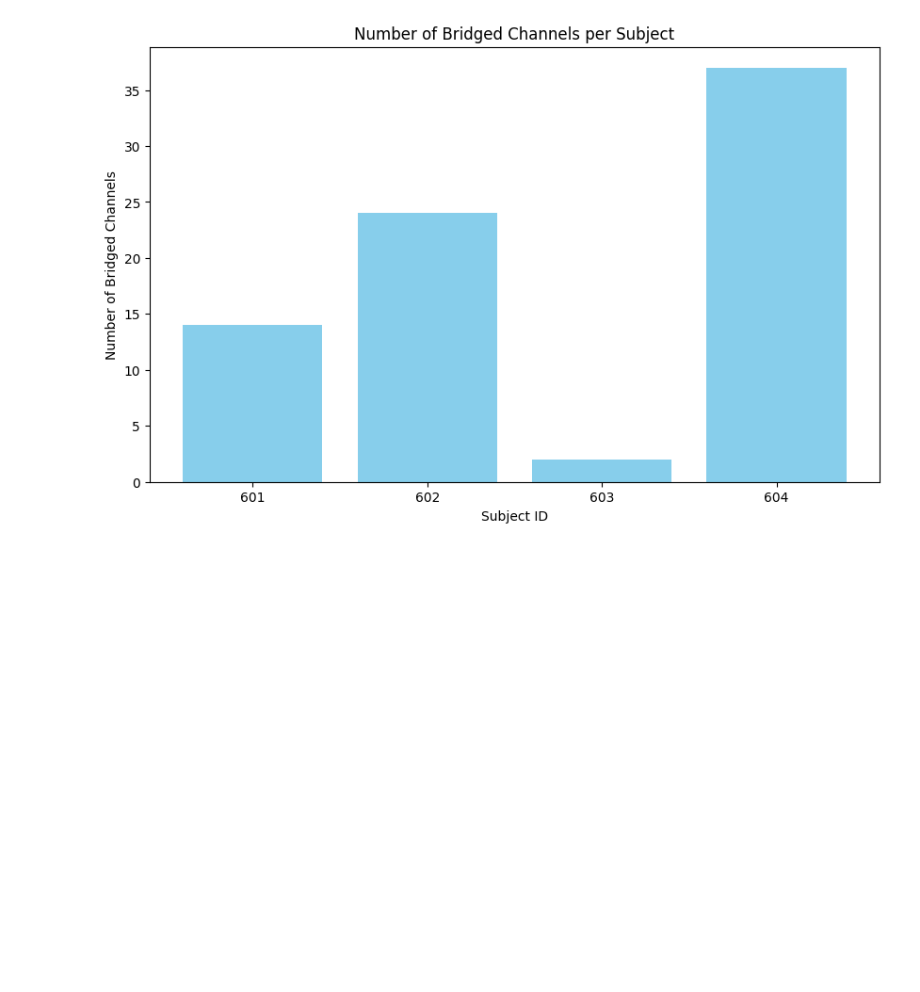
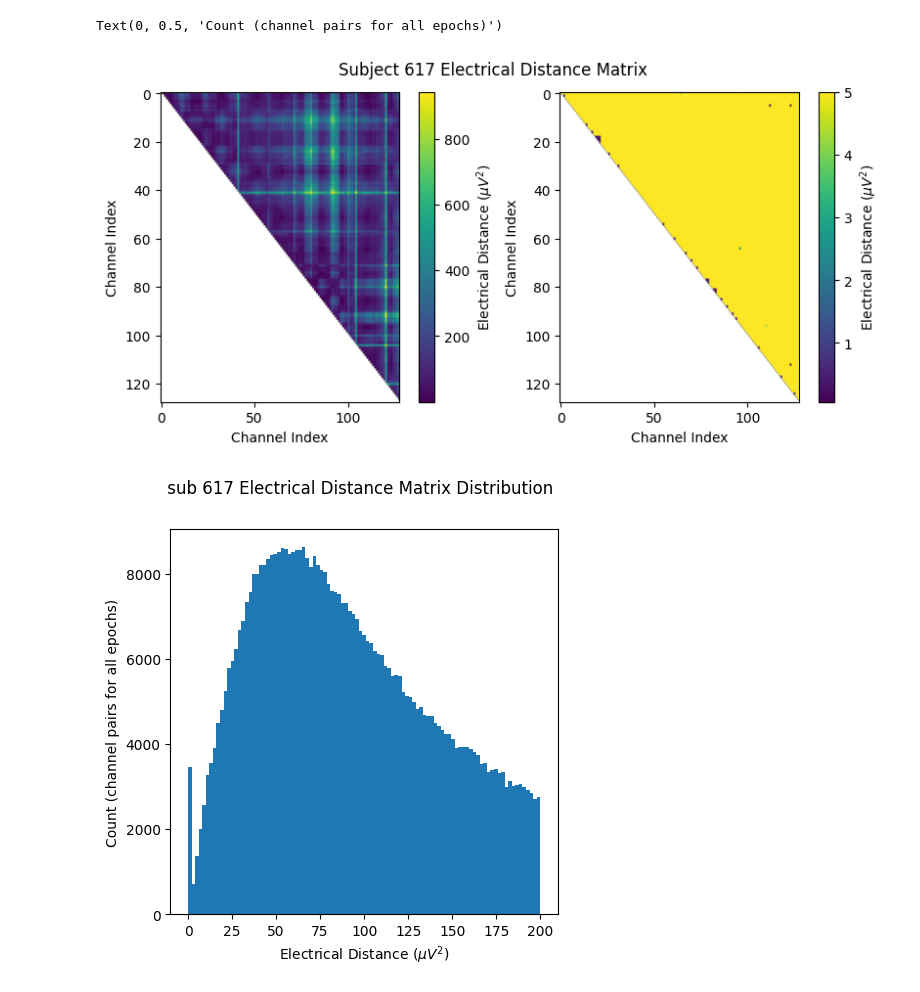
Before and after one commit to MohammadMMK/EEG-analysis-pipeline, a Jupyter notebook: notebooks/bridged_channel.ipynb, the cells around one changed output. Cells and saved outputs as stored; diff of their text form; code cells hidden in the pictures; blank space fills up the shorter version.

```diff
--- a/notebooks/bridged_channel.ipynb
+++ b/notebooks/bridged_channel.ipynb
@@ -255,15 +112,0 @@ plt.show()
-# %%
-# Extract the number of bridged channels for each subject
-subject_ids = list(bridged_channels_dict.keys())
-num_bridged_channels = [len(bridged_channels_dict[id]["bridged_ch_names"]) for id in subject_ids]
-
-# Plot the number of bridged channels
-plt.figure(figsize=(10, 6))
-plt.bar(subject_ids, num_bridged_channels, color='skyblue')
-plt.xlabel('Subject ID')
-plt.ylabel('Number of Bridged Channels')
-plt.title('Number of Bridged Channels per Subject')
-plt.xticks(subject_ids)
-plt.show()
-# %% [output]
-[figure, removed]
@@ -269,0 +208,36 @@ plt.show()
+# %%
+sub = 617
+bridged_data = cutoff_5_data[sub]
+bridged_idx = bridged_data["bridged_idx"]
+ed_matrix = bridged_data["ed_matrix"]
+fig, (ax1, ax2) = plt.subplots(1, 2, figsize=(8, 4), layout="constrained")
+fig.suptitle(f"Subject {sub} Electrical Distance Matrix")
+
+# take median across epochs, only use upper triangular, lower is NaNs
+ed_plot = np.zeros(ed_matrix.shape[1:]) * np.nan
+triu_idx = np.triu_indices(ed_plot.shape[0], 1)
+for idx0, idx1 in np.array(triu_idx).T:
+    ed_plot[idx0, idx1] = np.nanmedian(ed_matrix[:, idx0, idx1])
+
+# plot full distribution color range
+im1 = ax1.imshow(ed_plot, aspect="auto")
+cax1 = fig.colorbar(im1, ax=ax1)
+cax1.set_label(r"Electrical Distance ($\mu$$V^2$)")
+
+# plot zoomed in colors
+im2 = ax2.imshow(ed_plot, aspect="auto", vmax=5)
+cax2 = fig.colorbar(im2, ax=ax2)
+cax2.set_label(r"Electrical Distance ($\mu$$V^2$)")
+for ax in (ax1, ax2):
+    ax.set_xlabel("Channel Index")
+    ax.set_ylabel("Channel Index")
+
+fig, ax = plt.subplots(figsize=(5, 5))
+fig.suptitle(f" sub {sub} Electrical Distance Matrix Distribution")
+ax.hist(ed_matrix[~np.isnan(ed_matrix)], bins=np.linspace(0, 200, 100))
+ax.set_xlabel(r"Electrical Distance ($\mu$$V^2$)")
+ax.set_ylabel("Count (channel pairs for all epochs)")
+# %% [output]
+Text(0, 0.5, 'Count (channel pairs for all epochs)')
+[figure, added]
+[figure, added]
```
Also changed, not shown: parts of 10 cells of this notebook, 29 other files.
